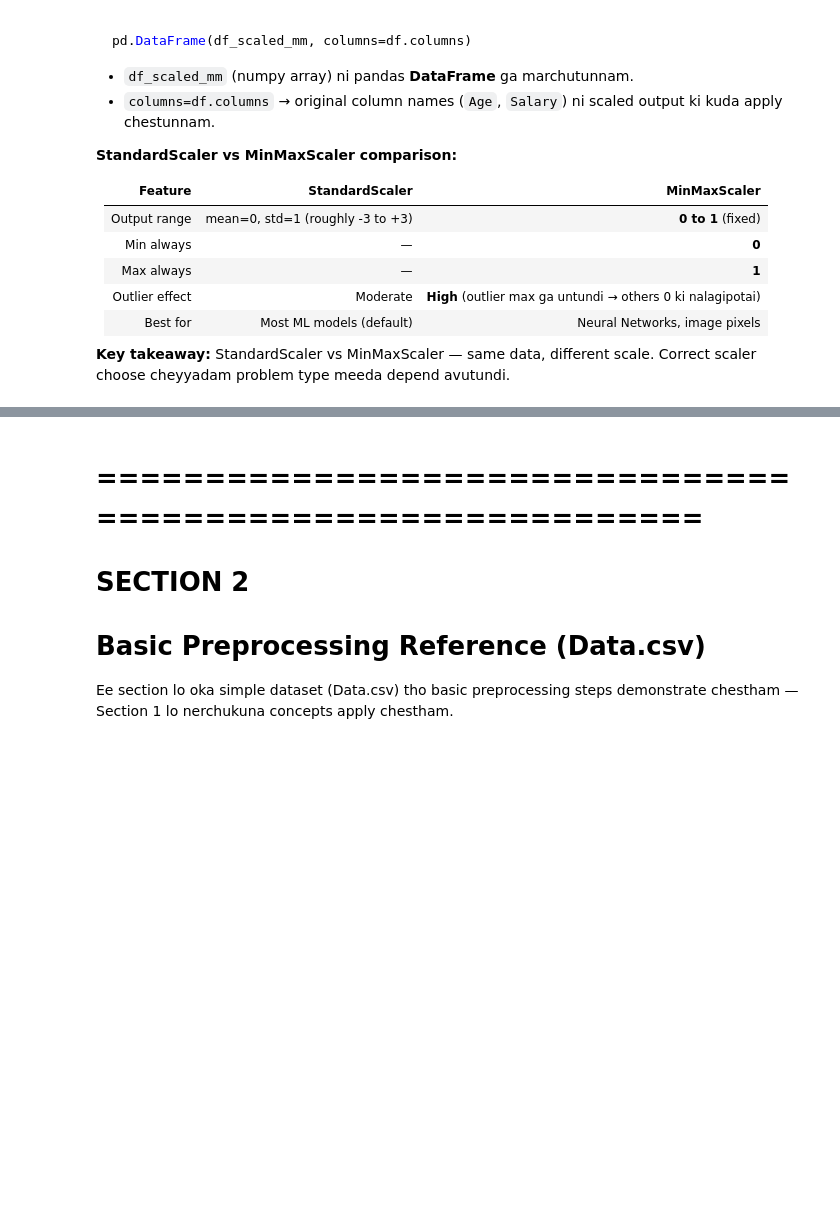
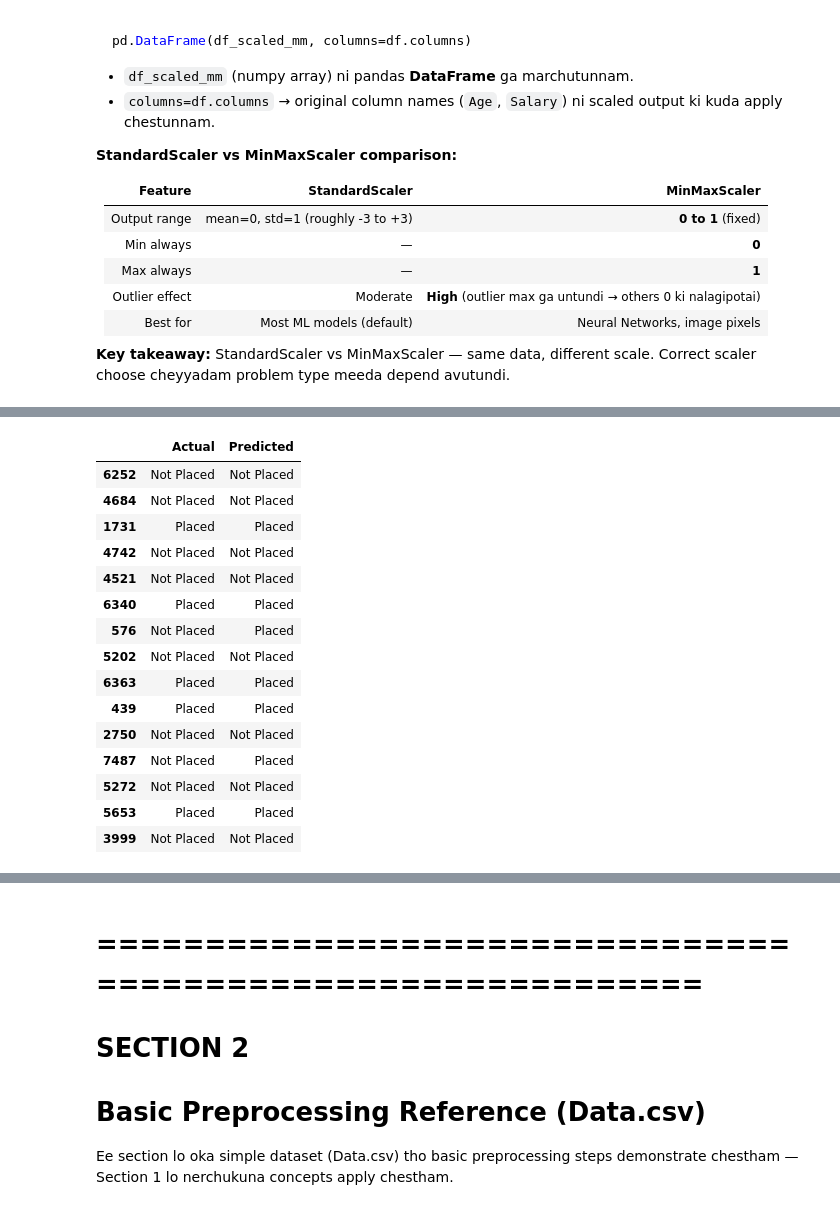
Before and after one commit to saikumarreddyk510-byte/AILearnings, a Jupyter notebook: ML/dataPreprocessing/data_preprocessing_tools.ipynb, the cells around one changed output, grey strips where cells are left out. Saved outputs shown, nothing was run; the diff lists cells and outputs as text; code cells hidden in the pictures; blank space fills up the shorter version.

```diff
--- a/ML/dataPreprocessing/data_preprocessing_tools.ipynb
+++ b/ML/dataPreprocessing/data_preprocessing_tools.ipynb
@@ -1711,0 +1949,9 @@ pd.DataFrame(df_scaled_mm, columns=df.columns)
+# %%
+# Step 19: Encoded features (X_enc) and target (y_enc) ni train (80%) and test (20%) sets ga split chestunnam.
+X_train, X_test, y_train, y_test = train_test_split(
+    X_enc, y_enc,
+    test_size=0.2,
+    random_state=42,)
+
+# Step 20: Train and test set shapes print chesi split correct ga jarigindha ani verify chestunnam.
+print("Train:", X_train.shape, " Test:", X_test.shape)
@@ -1711,0 +1979,7 @@ pd.DataFrame(df_scaled_mm, columns=df.columns)
+# %%
+# Step 21: KNN distance-based algorithm kabatti feature scaling chala mukhyam - StandardScaler object create chestunnam.
+scaler = StandardScaler()
+# Step 22: Train data nundi mean/std nerchukoni (fit) X_train ni scale (transform) chestunnam.
+X_train_scaled = scaler.fit_transform(X_train)
+# Step 23: Ade train nundi nerchukunna mean/std tho X_test ni scale chestunnam (data leakage avoid avutundi).
+X_test_scaled = scaler.transform(X_test)
@@ -1711,0 +2008,12 @@ pd.DataFrame(df_scaled_mm, columns=df.columns)
+# %%
+# -----------------------------
+# KNN Model Training
+# -----------------------------
+
+# Step 24: KNN classifier object create chestunnam - n_neighbors (k) = 15 ga set chesam, tune cheyyavachu.
+knn = KNeighborsClassifier(n_neighbors=15)
+# Step 25: Scaled training data meeda model ni train (fit) chestunnam.
+knn.fit(X_train_scaled, y_train)
+
+# Step 26: Trained model tho test data meeda predictions generate chestunnam.
+y_pred = knn.predict(X_test_scaled)
@@ -1711,0 +2173,27 @@ pd.DataFrame(df_scaled_mm, columns=df.columns)
+# %%
+# Step 31: Test features ni copy chesi sample_df create chestunnam (original X_test change avvakunda).
+sample_df = X_test.copy()
+# Step 32: Encoded actual labels (0/1) ni original class names (Placed/Not Placed) ga inverse_transform chestunnam.
+sample_df["Actual"] = le.inverse_transform(y_test)
+# Step 33: Model predicted labels ni kuda original class names ga marchi sample_df lo add chestunnam.
+sample_df["Predicted"] = le.inverse_transform(y_pred)
+
+# Step 34: First 15 rows lo Actual vs Predicted columns matrame chusi model ela predict chesindo verify chestunnam.
+display(sample_df.head(15)[["Actual", "Predicted"]])
+# %% [output]
+|  | Actual | Predicted |
+| 6252 | Not Placed | Not Placed |
+| 4684 | Not Placed | Not Placed |
+| 1731 | Placed | Placed |
+| 4742 | Not Placed | Not Placed |
+| 4521 | Not Placed | Not Placed |
+| 6340 | Placed | Placed |
+| 576 | Not Placed | Placed |
+| 5202 | Not Placed | Not Placed |
+| 6363 | Placed | Placed |
+| 439 | Placed | Placed |
+| 2750 | Not Placed | Not Placed |
+| 7487 | Not Placed | Placed |
+| 5272 | Not Placed | Not Placed |
+| 5653 | Placed | Placed |
+| 3999 | Not Placed | Not Placed |
```
Also changed, not shown: parts of 55 cells of this notebook, 3 other files.
